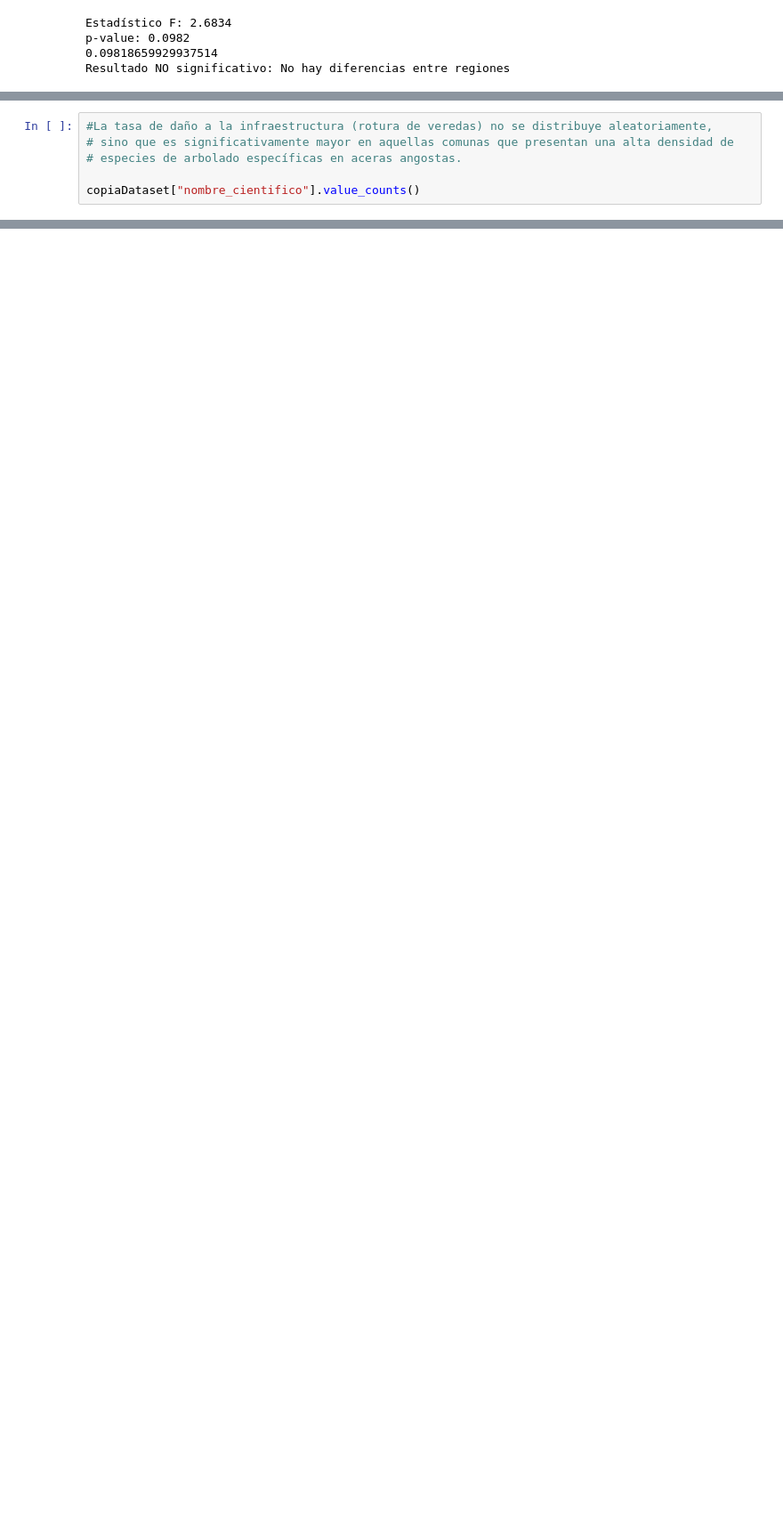
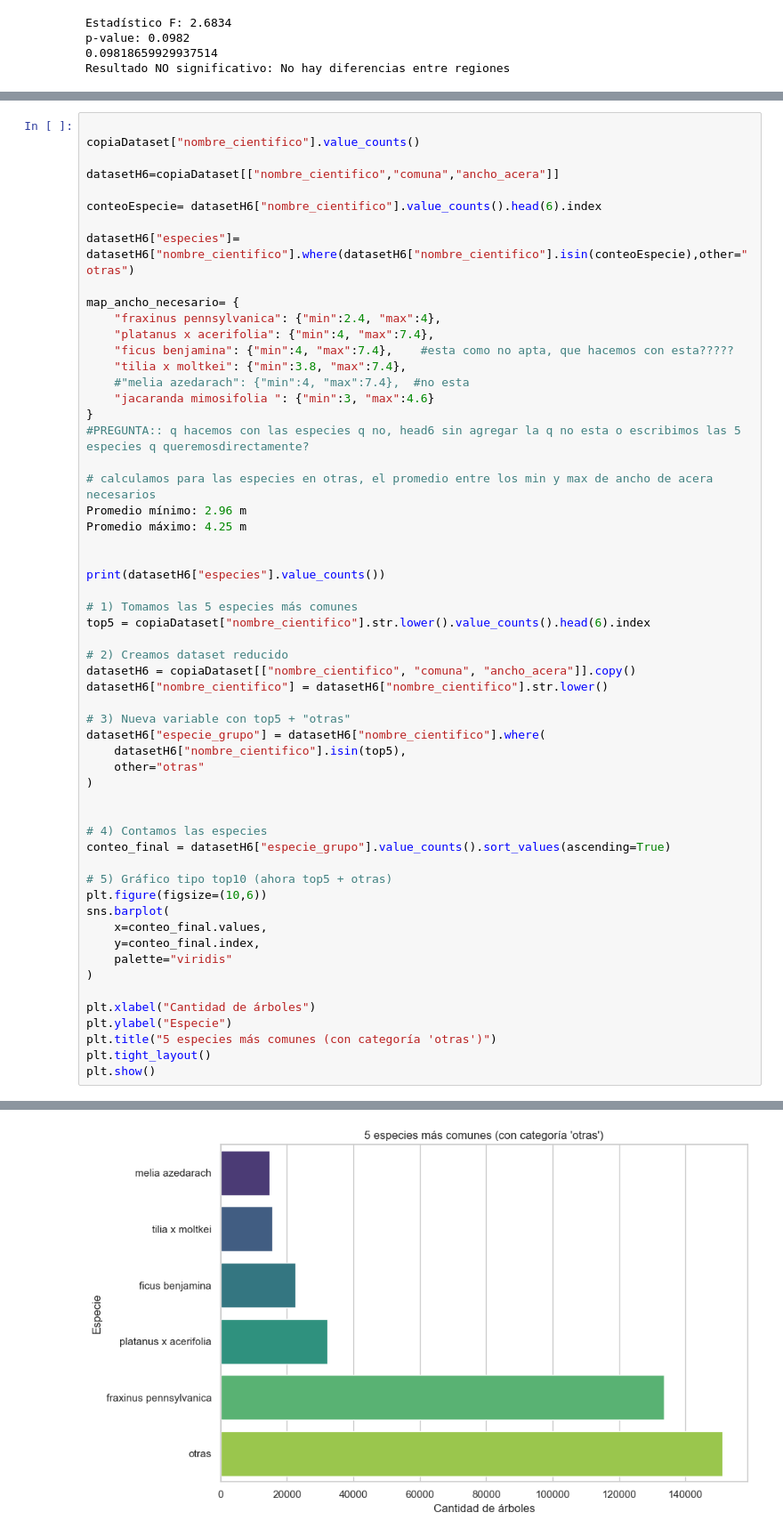
Before and after one commit to valentinabulat/TPFundamentos, a Jupyter notebook: Grupo10-TpeFundamentos.ipynb, the cells around one changed output, grey strips where cells are left out. Shown at 89% size. Saved outputs shown, nothing was run; the diff lists cells and outputs as text; blank space fills up the shorter version.

```diff
--- a/Grupo10-TpeFundamentos.ipynb
+++ b/Grupo10-TpeFundamentos.ipynb
@@ -886,7 +898,58 @@ Resultado NO significativo: No hay diferencias entre regiones
 # %%
-#La tasa de daño a la infraestructura (rotura de veredas) no se distribuye aleatoriamente,
-# sino que es significativamente mayor en aquellas comunas que presentan una alta densidad de
-# especies de arbolado específicas en aceras angostas.
 
 copiaDataset["nombre_cientifico"].value_counts()
+
+datasetH6=copiaDataset[["nombre_cientifico","comuna","ancho_acera"]]
+
+conteoEspecie= datasetH6["nombre_cientifico"].value_counts().head(6).index
+
+datasetH6["especies"]= datasetH6["nombre_cientifico"].where(datasetH6["nombre_cientifico"].isin(conteoEspecie),other="otras")
+
+map_ancho_necesario= {
+    "fraxinus pennsylvanica": {"min":2.4, "max":4},
+    "platanus x acerifolia": {"min":4, "max":7.4},
+    "ficus benjamina": {"min":4, "max":7.4},    #esta como no apta, que hacemos con esta?????
+    "tilia x moltkei": {"min":3.8, "max":7.4},
+    #"melia azedarach": {"min":4, "max":7.4},  #no esta
+    "jacaranda mimosifolia ": {"min":3, "max":4.6}
+}
+#PREGUNTA:: q hacemos con las especies q no, head6 sin agregar la q no esta o escribimos las 5 especies q queremosdirectamente?
+
+# calculamos para las especies en otras, el promedio entre los min y max de ancho de acera necesarios
+Promedio mínimo: 2.96 m
+Promedio máximo: 4.25 m
+
+
+print(datasetH6["especies"].value_counts())
+
+# 1) Tomamos las 5 especies más comunes
+top5 = copiaDataset["nombre_cientifico"].str.lower().value_counts().head(6).index
+
+# 2) Creamos dataset reducido
+datasetH6 = copiaDataset[["nombre_cientifico", "comuna", "ancho_acera"]].copy()
+datasetH6["nombre_cientifico"] = datasetH6["nombre_cientifico"].str.lower()
+
+# 3) Nueva variable con top5 + "otras"
+datasetH6["especie_grupo"] = datasetH6["nombre_cientifico"].where(
+    datasetH6["nombre_cientifico"].isin(top5),
+    other="otras"
+)
+
+
+# 4) Contamos las especies
+conteo_final = datasetH6["especie_grupo"].value_counts().sort_values(ascending=True)
+
+# 5) Gráfico tipo top10 (ahora top5 + otras)
+plt.figure(figsize=(10,6))
+sns.barplot(
+    x=conteo_final.values,
+    y=conteo_final.index,
+    palette="viridis"
+)
+
+plt.xlabel("Cantidad de árboles")
+plt.ylabel("Especie")
+plt.title("5 especies más comunes (con categoría 'otras')")
+plt.tight_layout()
+plt.show()
 # %% [output]
@@ -905,0 +973 @@ Name: count, Length: 427, dtype: int64
+[figure, added]
```
Also changed, not shown: parts of 7 cells of this notebook.
